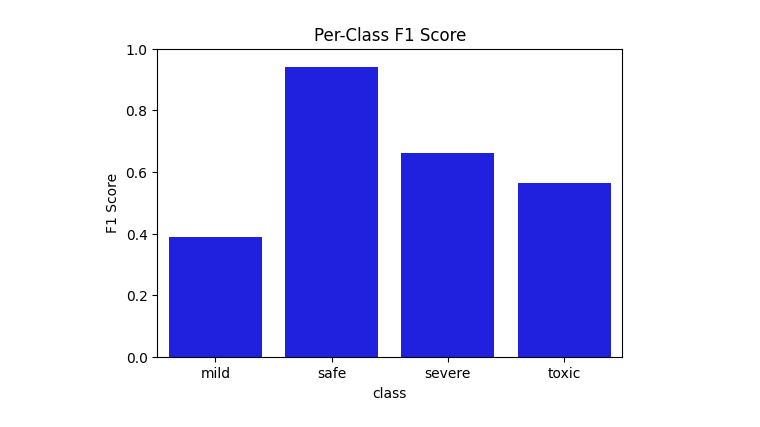
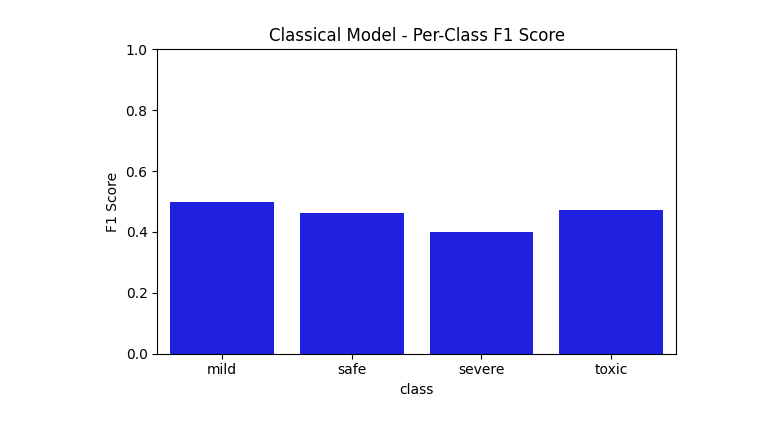
Before and after one commit to ismiljanic/SyntaxBase-moderation-microservice, a Jupyter notebook: notebooks/01_baseline_experiments.ipynb, the cells around one changed output. Drawn from its saved outputs; the diff is of its cells as text; code cells hidden in the pictures.

```diff
--- a/notebooks/01_baseline_experiments.ipynb
+++ b/notebooks/01_baseline_experiments.ipynb
@@ -1,63 +1,102 @@
 # %%
-# notebooks/01_baseline_experiments.ipynb
-
-# =============================
-# 01. Baseline Experiments
-# =============================
-
+import os
 import pandas as pd
 import joblib
+import numpy as np
 import matplotlib.pyplot as plt
 import seaborn as sns
 from sklearn.metrics import classification_report, confusion_matrix, f1_score
-from sklearn.preprocessing import LabelEncoder
+from scipy.sparse import hstack
+import json
 
-df = pd.read_csv("../../data/processed/jigsaw_multilevel_features.csv")
+# =============================
+# Load Data
+# =============================
+df = pd.read_csv("../data/test/all_round_comments_with_labels.csv")
+X = df['cleaned_comment']
+y = df['expected_label']
 
-X = df['text']
-y = df['label']
-
-le = joblib.load("../../models/saved/label_encoder.pkl")
+# =============================
+# Load Model and Vectorizer
+# =============================
+le = joblib.load("../models/saved/classical/label_encoder.pkl")
 y_enc = le.transform(y)
-
-vectorizer = joblib.load("../../models/saved/vectorizer.pkl")
-model = joblib.load("../../models/saved/xgboost.pkl")
+vectorizer = joblib.load("../models/saved/classical/vectorizer.pkl")
+model = joblib.load("../models/saved/classical/xgboost.pkl")
 
 X_vec = vectorizer.transform(X)
 
-numeric_cols = ["char_count", "word_count", "num_uppercase", "num_exclamation", "num_question", "has_swear"]
-X_num = df[numeric_cols].values
+# =============================
+# Generate Numeric Features
+# =============================
+def count_features(text):
+    return pd.Series({
+        "char_count": len(text),
+        "word_count": len(text.split()),
+        "num_uppercase": sum(1 for c in text if c.isupper()),
+        "num_exclamation": text.count("!"),
+        "num_question": text.count("?"),
+        "has_swear": int(any(bad in text.lower() for bad in ["fuck", "shit", "idiot", "stupid", "dumb"]))
+    })
 
-from scipy.sparse import hstack
+df_features = df["cleaned_comment"].apply(count_features)
+X_num = df_features.values
+
 X_combined = hstack([X_vec, X_num])
 
+# =============================
+# Predict
+# =============================
 y_pred_enc = model.predict(X_combined)
 y_pred = le.inverse_transform(y_pred_enc)
 
+# =============================
+# Classification Report & Confusion Matrix
+# =============================
 print(classification_report(y, y_pred, target_names=le.classes_, digits=4))
 
 cm = confusion_matrix(y, y_pred)
 plt.figure(figsize=(6,5))
 sns.heatmap(cm, annot=True, fmt='d', xticklabels=le.classes_, yticklabels=le.classes_, cmap='Blues')
-plt.title("Confusion Matrix")
+plt.title("Classical Model Confusion Matrix")
 plt.ylabel("True Label")
 plt.xlabel("Predicted Label")
+plt.tight_layout()
 plt.show()
 
+# =============================
+# Per-Class F1 Score Visualization
+# =============================
 report = classification_report(y, y_pred, target_names=le.classes_, output_dict=True)
 f1_scores = [report[label]['f1-score'] for label in le.classes_]
 
-df_f1 = pd.DataFrame({
-    "class": le.classes_,
-    "f1_score": f1_scores
-})
-
+df_f1 = pd.DataFrame({"class": le.classes_, "f1_score": f1_scores})
 plt.figure(figsize=(6,4))
 sns.barplot(data=df_f1, x="class", y="f1_score", color="blue")
-plt.title("Per-Class F1 Score")
+plt.title("Classical Model - Per-Class F1 Score")
 plt.ylabel("F1 Score")
 plt.ylim(0,1)
+plt.tight_layout()
 plt.show()
+
+# =============================
+# Save Metrics
+# =============================
+results_dir = "../results/metrics"
+os.makedirs(results_dir, exist_ok=True)
+
+results = {
+    "model": "Classical_XGBoost",
+    "accuracy": (y_pred == y).mean(),
+    "macro_f1": float(np.mean(f1_scores)),
+    "per_class_f1": {label: float(report[label]['f1-score']) for label in le.classes_}
+}
+
+metrics_path = os.path.join(results_dir, "phase1_classical_metrics_all_round_comments.json")
+with open(metrics_path, "w") as f:
+    json.dump(results, f, indent=4)
+
+print(f"\nMetrics saved to {metrics_path}")
 # %% [output]
               precision    recall  f1-score   support
 
@@ -73 +112 @@ weighted avg     0.9209    0.8758    0.8938    159559
-[figure, old version]
+[figure, new version]
```
Also changed, not shown: parts of 1 cell of this notebook, 3 other files.
